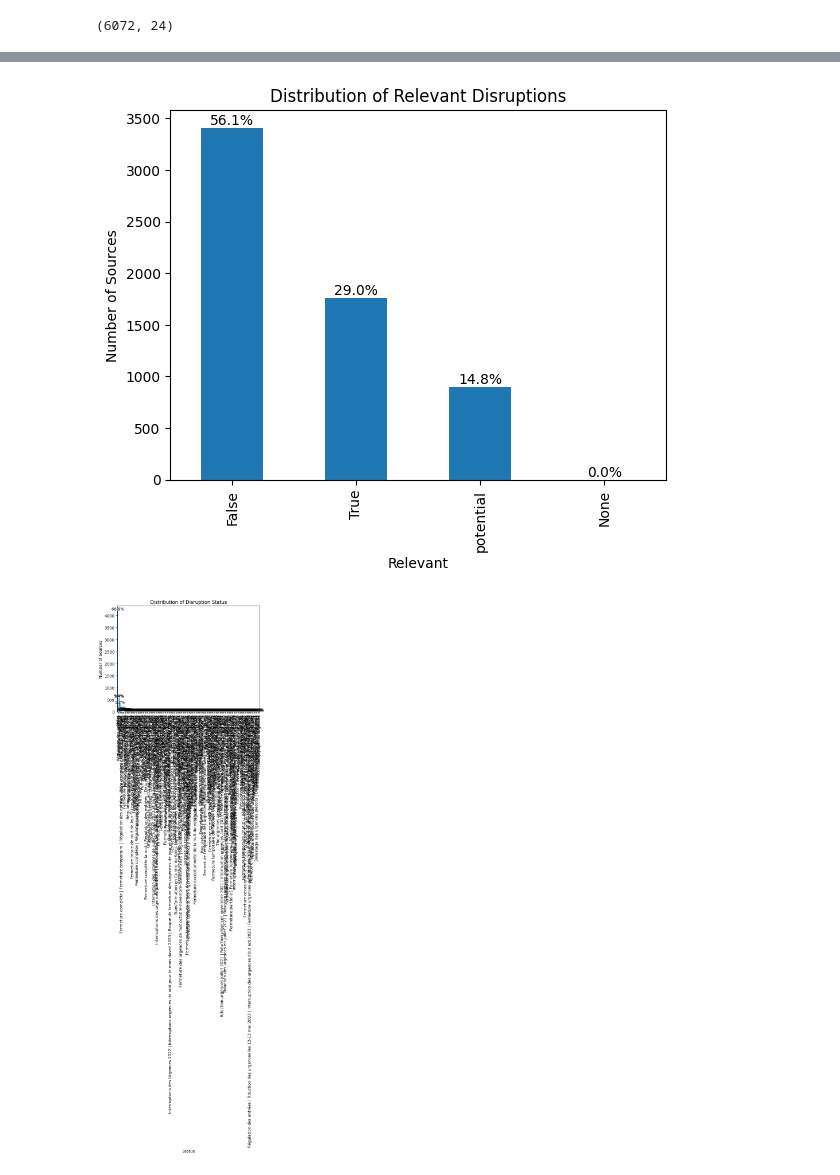
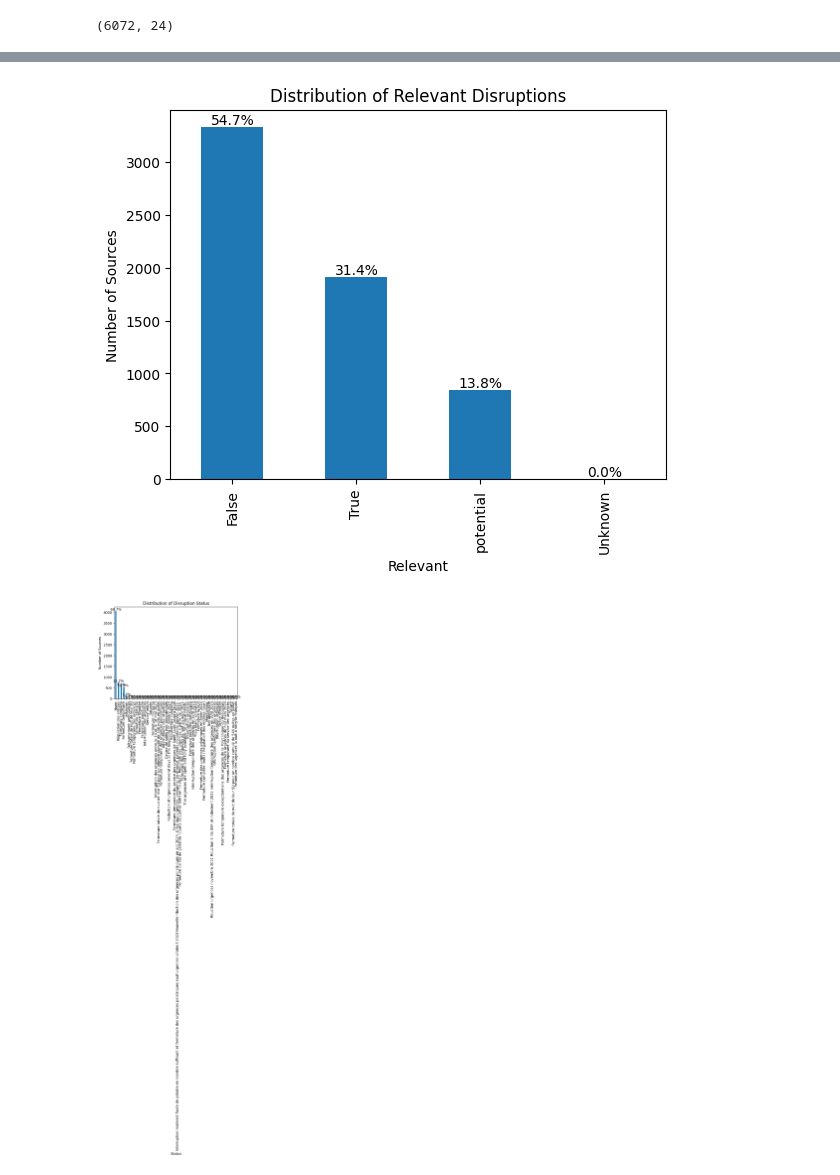
Before and after one commit to AnahiRM/PiA-DREES-2025, a Jupyter notebook: edcd_pipeline/data_collection.ipynb, the cells around one changed output, grey strips where cells are left out. Saved outputs shown, nothing was run; the diff lists cells and outputs as text; code cells hidden in the pictures.

Commit message:
descriptive graphs of data

```diff
--- a/edcd_pipeline/data_collection.ipynb
+++ b/edcd_pipeline/data_collection.ipynb
@@ -400,0 +403,4 @@ df_final.shape
+# %%
+#df = df = pd.read_json("/Data/anahi_reyes/EDCD_data/raw_edcd_database_atomic.jsonl", lines=True)
+df_llm = pd.read_json("https://raw.githubusercontent.com/AnahiRM/PiA-DREES-2025/refs/heads/main/data/intermediate/llm_output.jsonl", lines=True)
+df_llm.head()
@@ -401,6 +415,6 @@ df_final.shape
 # %%
 # Count values
-relevant_counts = df_final["relevant"].value_counts(dropna=False)
+relevant_counts = df_llm["relevant"].value_counts(dropna=False)
 
 # Compute percentages
 total = relevant_counts.sum()
@@ -420,30 +434,30 @@ for i, (count, pct) in enumerate(zip(relevant_counts, percentages)):
 
 plt.show()
 # %% [output]
-[figure, old version]
+[figure, new version]
 # %%
 # Count values
-status_counts = df_final["status"].value_counts(dropna=False)
+status_counts = df_llm["status"].value_counts(dropna=False)
 
 # Compute percentages
 total = status_counts.sum()
 percentages = status_counts / total * 100
 
 # Plot
 plt.figure()
 ax = status_counts.plot(kind="bar")
 
 plt.title("Distribution of Disruption Status")
 plt.xlabel("Status")
 plt.ylabel("Number of Sources")
 
 # Add percentages on top of bars
 for i, (count, pct) in enumerate(zip(status_counts, percentages)):
     ax.text(i, count, f"{pct:.1f}%", ha="center", va="bottom")
 
 plt.show()
 # %% [output]
-[figure, old version]
+[figure, new version]
 # %%
 df_final["status"].unique()
 # %% [output]
```
Also changed, not shown: parts of 2 cells of this notebook, 1 other file.
